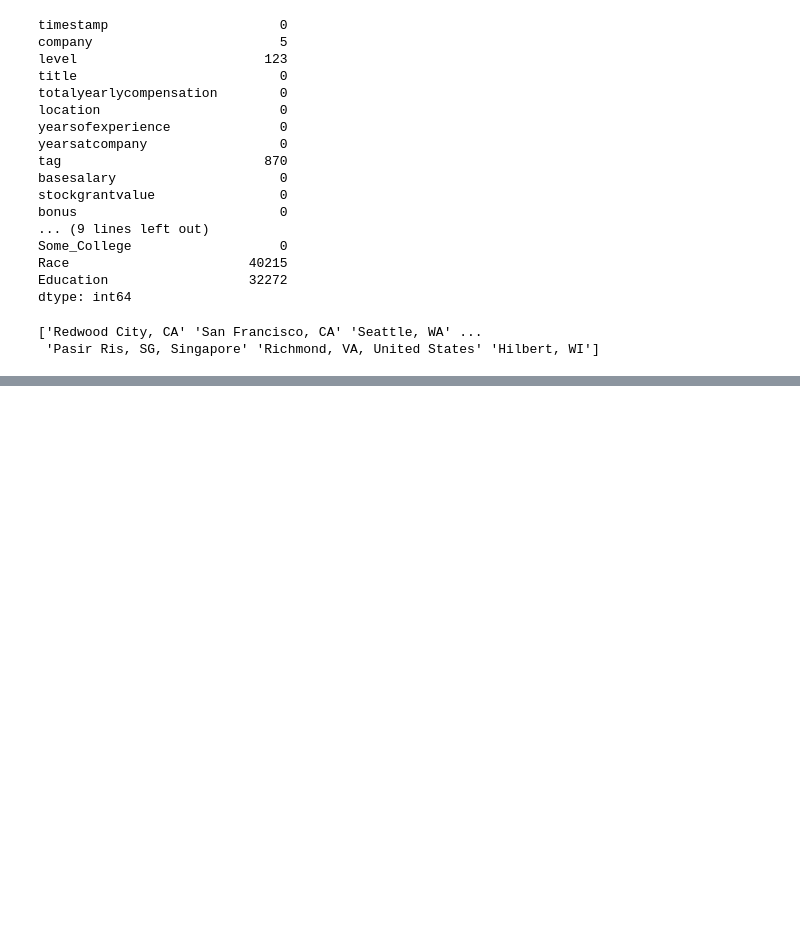
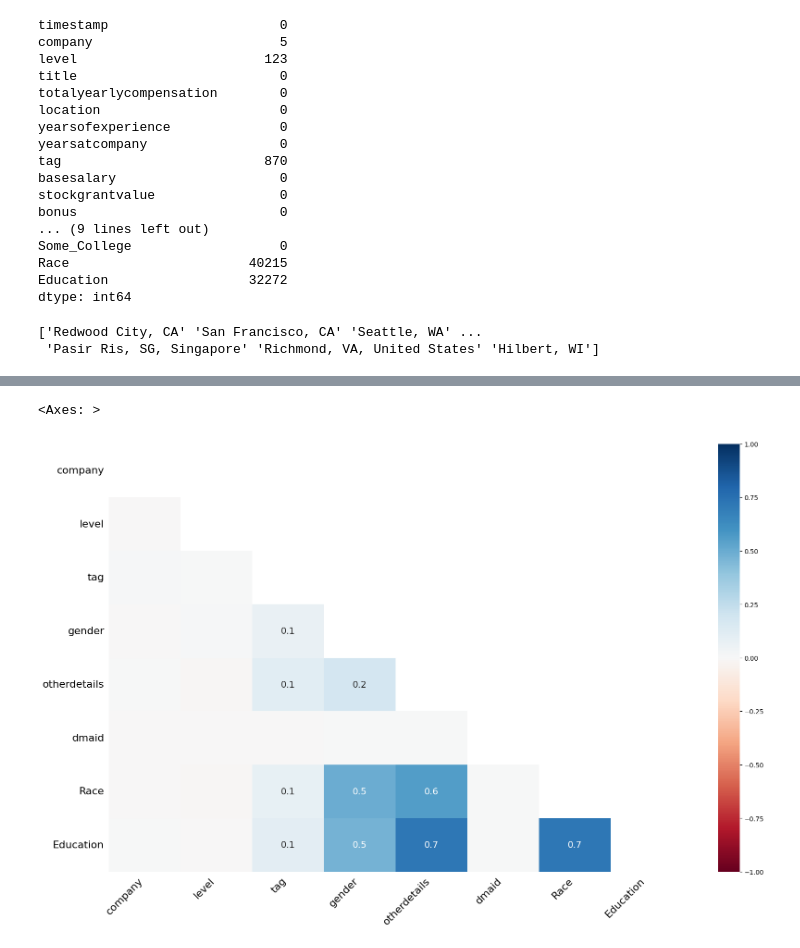
Before and after one commit to BI1LQV/551-tech-salary, a Jupyter notebook: EDA.ipynb, the cells around one changed output, grey strips where cells are left out. Cells and saved outputs as stored; diff of their text form; code cells hidden in the pictures; blank space fills up the shorter version.

```diff
--- a/EDA.ipynb
+++ b/EDA.ipynb
@@ -56,0 +86,5 @@ print(df['location'].unique())
+# %%
+msno.heatmap(df)
+# %% [output]
+<Axes: >
+[figure, added]
```
Also changed, not shown: parts of 4 cells of this notebook.
